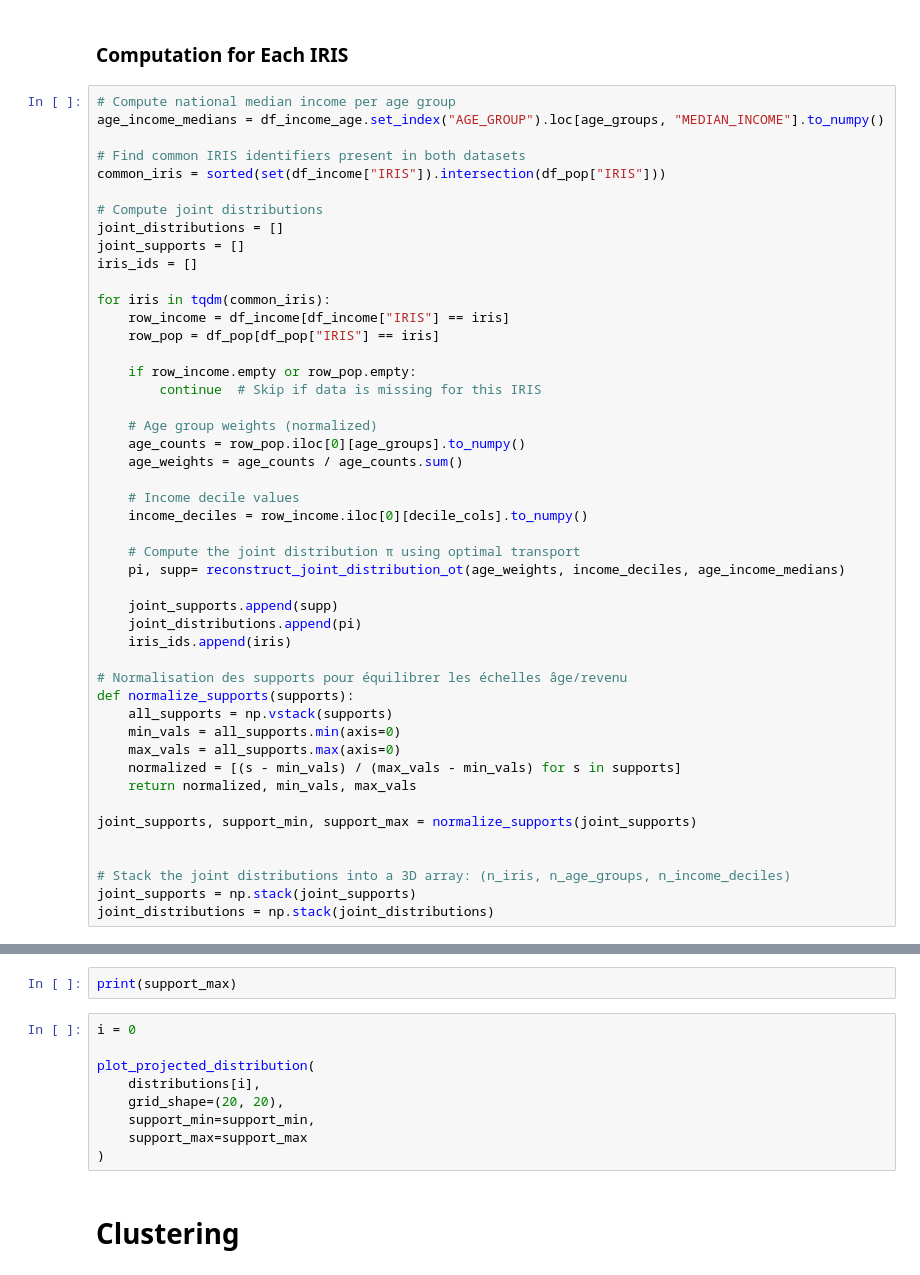
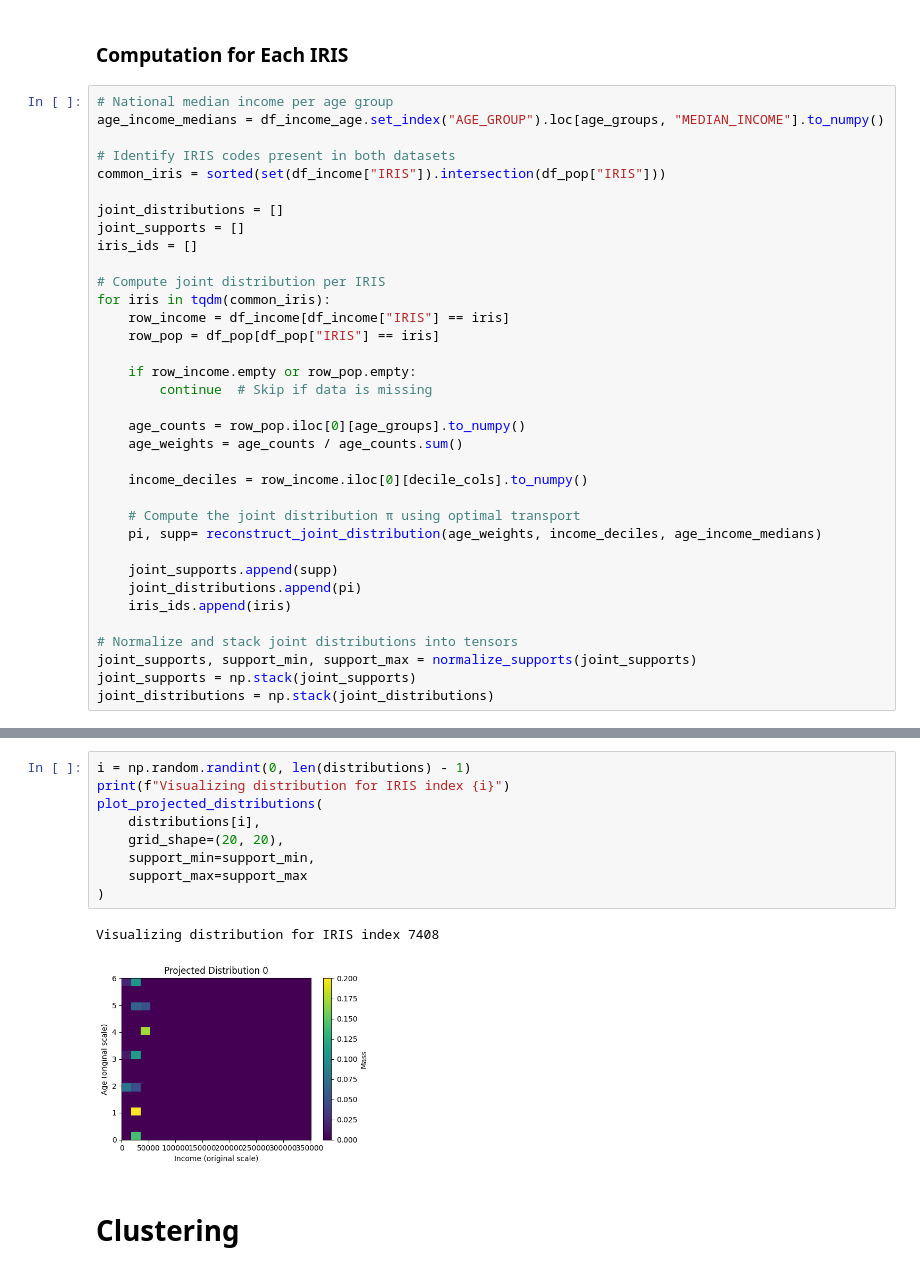
Before and after one commit to moranenzo/ML-Wasserstein, a Jupyter notebook: notebooks/IRISxAGE.ipynb, the cells around one changed output, grey strips where cells are left out. Cells and saved outputs as stored; diff of their text form.

```diff
--- a/notebooks/IRISxAGE.ipynb
+++ b/notebooks/IRISxAGE.ipynb
@@ -148,49 +174,37 @@ The result is a joint distribution π (a matrix), interpreted as the most plausi
 # %% [markdown]
 ### Computation for Each IRIS
 # %%
-# Compute national median income per age group
+# National median income per age group
 age_income_medians = df_income_age.set_index("AGE_GROUP").loc[age_groups, "MEDIAN_INCOME"].to_numpy()
 
-# Find common IRIS identifiers present in both datasets
+# Identify IRIS codes present in both datasets
 common_iris = sorted(set(df_income["IRIS"]).intersection(df_pop["IRIS"]))
 
-# Compute joint distributions
 joint_distributions = []
 joint_supports = []
 iris_ids = []
 
+# Compute joint distribution per IRIS
 for iris in tqdm(common_iris):
     row_income = df_income[df_income["IRIS"] == iris]
     row_pop = df_pop[df_pop["IRIS"] == iris]
 
     if row_income.empty or row_pop.empty:
-        continue  # Skip if data is missing for this IRIS
+        continue  # Skip if data is missing
 
-    # Age group weights (normalized)
     age_counts = row_pop.iloc[0][age_groups].to_numpy()
     age_weights = age_counts / age_counts.sum()
 
-    # Income decile values
     income_deciles = row_income.iloc[0][decile_cols].to_numpy()
 
     # Compute the joint distribution π using optimal transport
-    pi, supp= reconstruct_joint_distribution_ot(age_weights, income_deciles, age_income_medians)
+    pi, supp= reconstruct_joint_distribution(age_weights, income_deciles, age_income_medians)
 
     joint_supports.append(supp)
     joint_distributions.append(pi)
     iris_ids.append(iris)
 
-# Normalisation des supports pour équilibrer les échelles âge/revenu
-def normalize_supports(supports):
-    all_supports = np.vstack(supports)
-    min_vals = all_supports.min(axis=0)
-    max_vals = all_supports.max(axis=0)
-    normalized = [(s - min_vals) / (max_vals - min_vals) for s in supports]
-    return normalized, min_vals, max_vals
-
+# Normalize and stack joint distributions into tensors
 joint_supports, support_min, support_max = normalize_supports(joint_supports)
-
-
-# Stack the joint distributions into a 3D array: (n_iris, n_age_groups, n_income_deciles)
 joint_supports = np.stack(joint_supports)
 joint_distributions = np.stack(joint_distributions)
@@ -203,16 +224,17 @@ distributions = np.array([
     project_distribution_on_grid(supp.reshape(-1, 2), dist.flatten(), grid)
     for supp, dist in zip(joint_supports, joint_distributions)
 ])
-# %%
-print(support_max)
 # %%
-i = 0
-
-plot_projected_distribution(
+i = np.random.randint(0, len(distributions) - 1)
+print(f"Visualizing distribution for IRIS index {i}")
+plot_projected_distributions(
     distributions[i],
     grid_shape=(20, 20),
     support_min=support_min,
     support_max=support_max
 )
+# %% [output]
+Visualizing distribution for IRIS index 7408
+[figure, added]
 # %% [markdown]
 # Clustering
```
Also changed, not shown: parts of 57 cells of this notebook, 1 other file.
